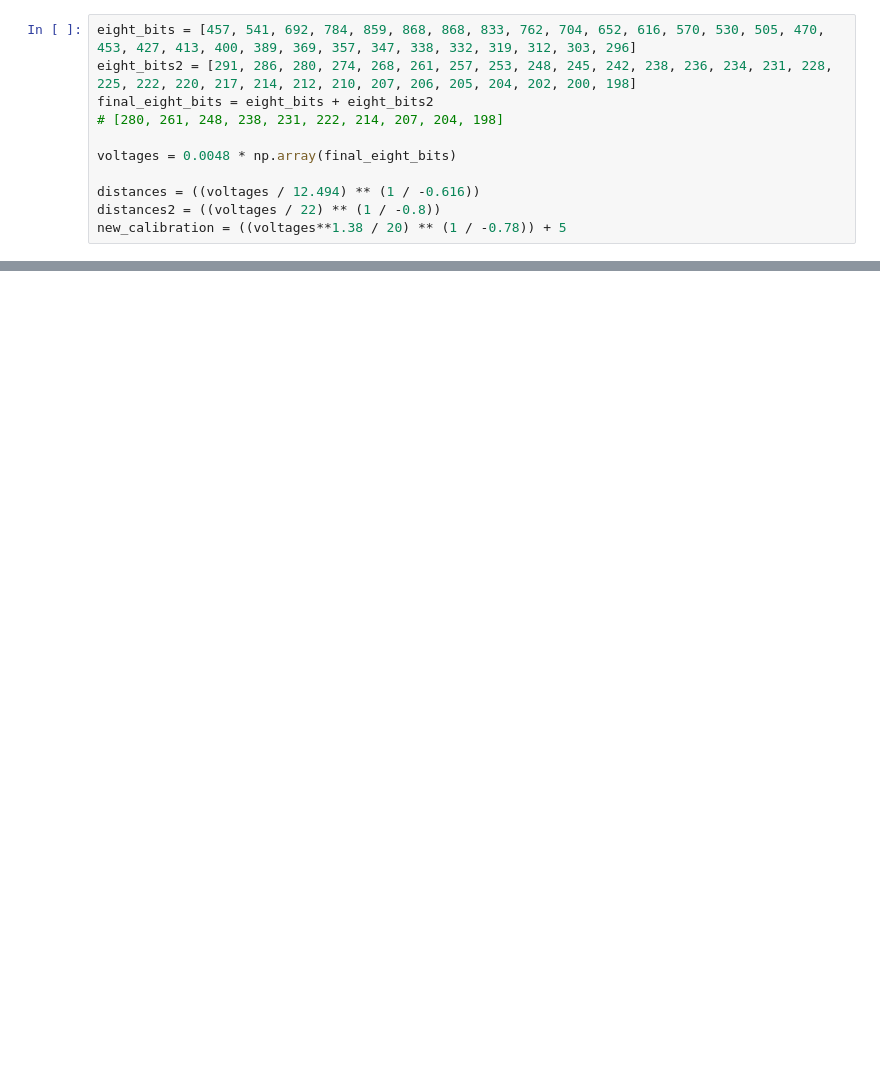
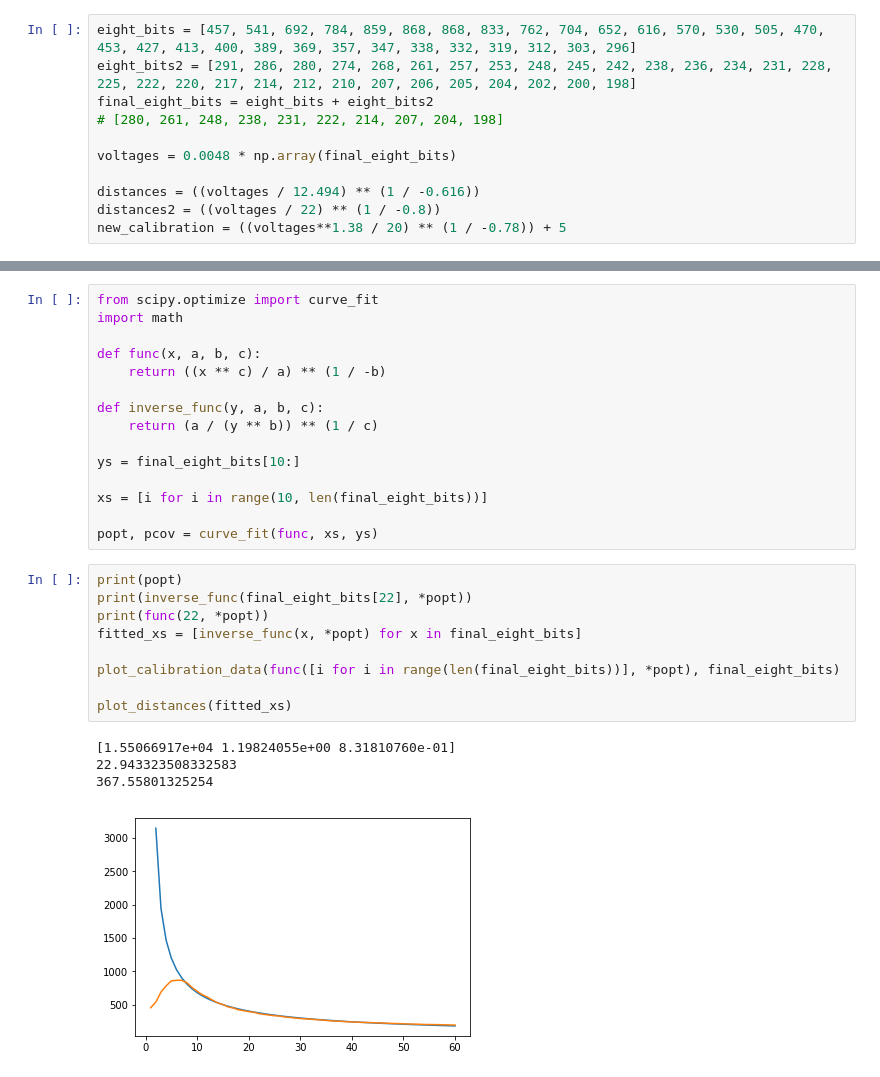
Before and after one commit to fznsakib/arduino-mapping, a Jupyter notebook: graphs/calibration.ipynb, the cells around one changed output, grey strips where cells are left out. Cells and saved outputs as stored; diff of their text form; blank space fills up the shorter version.

```diff
--- a/graphs/calibration.ipynb
+++ b/graphs/calibration.ipynb
@@ -43 +44,30 @@ plot_distances(new_calibration)
 [figure]
+# %%
+from scipy.optimize import curve_fit
+import math
+
+def func(x, a, b, c):
+    return ((x ** c) / a) ** (1 / -b)
+
+def inverse_func(y, a, b, c):
+    return (a / (y ** b)) ** (1 / c)
+
+ys = final_eight_bits[10:]
+
+xs = [i for i in range(10, len(final_eight_bits))]
+
+popt, pcov = curve_fit(func, xs, ys)
+# %%
+print(popt)
+print(inverse_func(final_eight_bits[22], *popt))
+print(func(22, *popt))
+fitted_xs = [inverse_func(x, *popt) for x in final_eight_bits]
+
+plot_calibration_data(func([i for i in range(len(final_eight_bits))], *popt), final_eight_bits)
+
+plot_distances(fitted_xs)
+# %% [output]
+[1.55066917e+04 1.19824055e+00 8.31810760e-01]
+22.943323508332583
+367.55801325254
+[figure, added]
```
Also changed, not shown: parts of 3 cells of this notebook.
